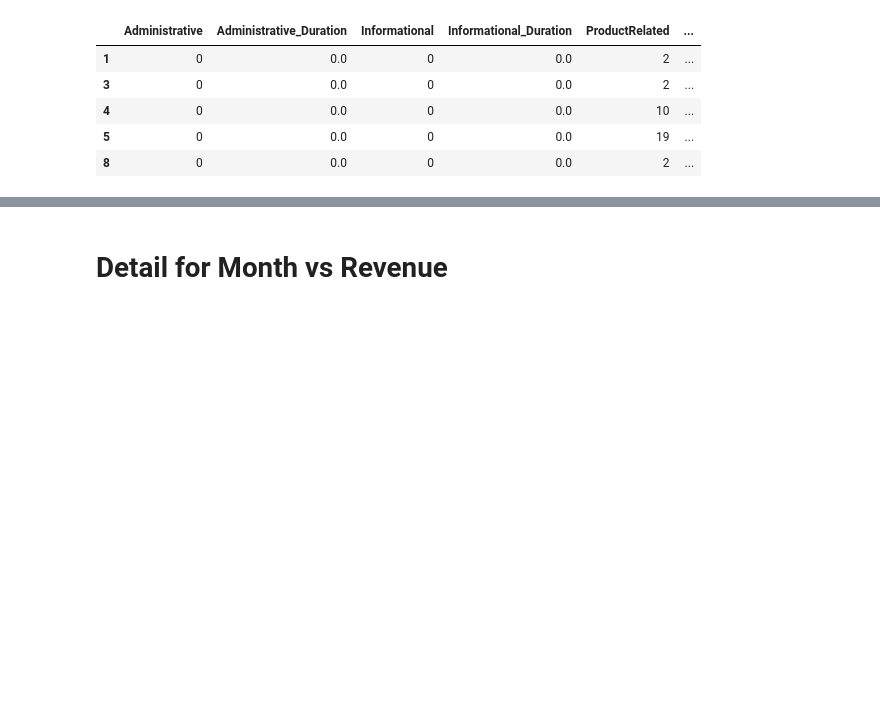
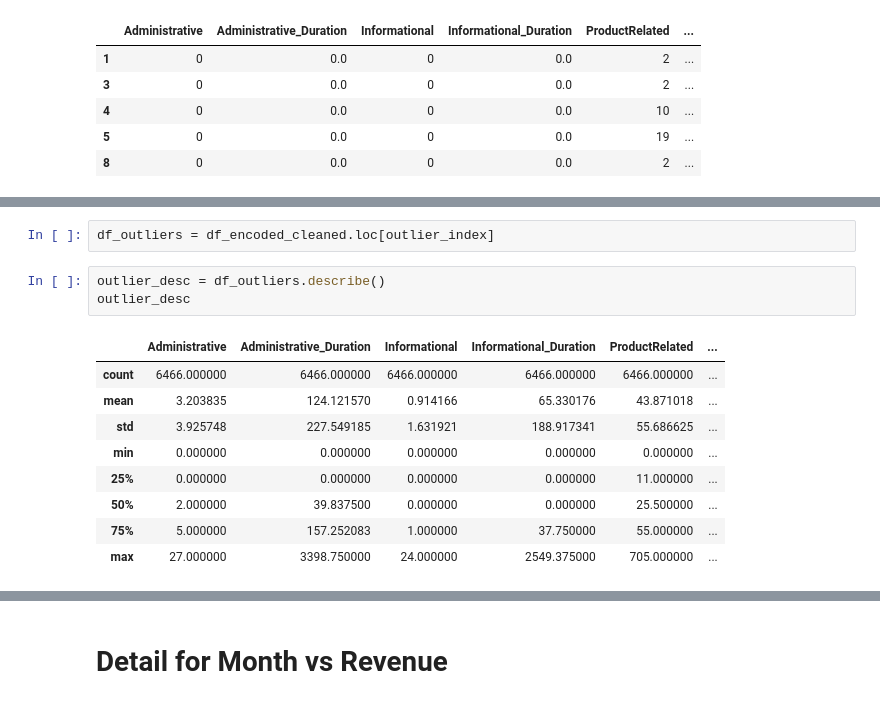
Before and after one commit to lokkkkkk111/onlinePurchasesPrediction, a Jupyter notebook: ESE527Project.ipynb, the cells around one changed output, grey strips where cells are left out. Saved outputs shown, nothing was run; the diff lists cells and outputs as text; blank space fills up the shorter version.

```diff
--- a/ESE527Project.ipynb
+++ b/ESE527Project.ipynb
@@ -236,0 +242,15 @@ for key in outliers_dict:
+# %%
+df_outliers = df_encoded_cleaned.loc[outlier_index]
+# %%
+outlier_desc = df_outliers.describe()
+outlier_desc
+# %% [output]
+|  | Administrative | Administrative_Duration | Informational | Informational_Duration | ProductRelated | ... |
+| count | 6466.000000 | 6466.000000 | 6466.000000 | 6466.000000 | 6466.000000 | ... |
+| mean | 3.203835 | 124.121570 | 0.914166 | 65.330176 | 43.871018 | ... |
+| std | 3.925748 | 227.549185 | 1.631921 | 188.917341 | 55.686625 | ... |
+| min | 0.000000 | 0.000000 | 0.000000 | 0.000000 | 0.000000 | ... |
+| 25% | 0.000000 | 0.000000 | 0.000000 | 0.000000 | 11.000000 | ... |
+| 50% | 2.000000 | 39.837500 | 0.000000 | 0.000000 | 25.500000 | ... |
+| 75% | 5.000000 | 157.252083 | 1.000000 | 37.750000 | 55.000000 | ... |
+| max | 27.000000 | 3398.750000 | 24.000000 | 2549.375000 | 705.000000 | ... |
```
Also changed, not shown: parts of 13 cells of this notebook, 1 other file.
